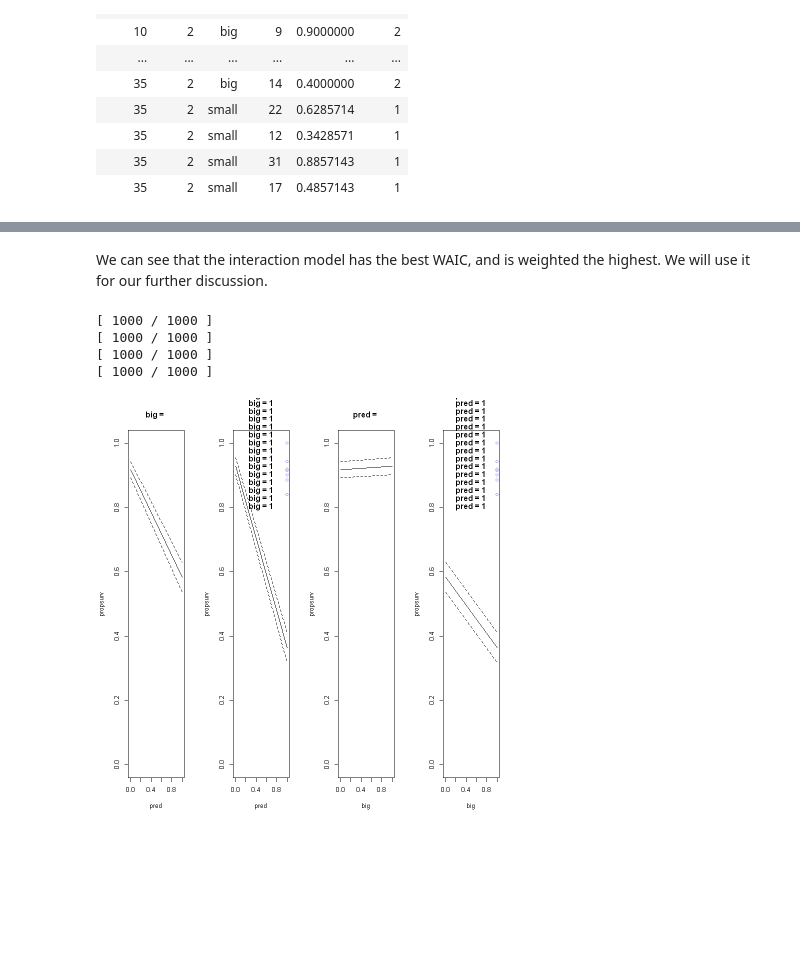
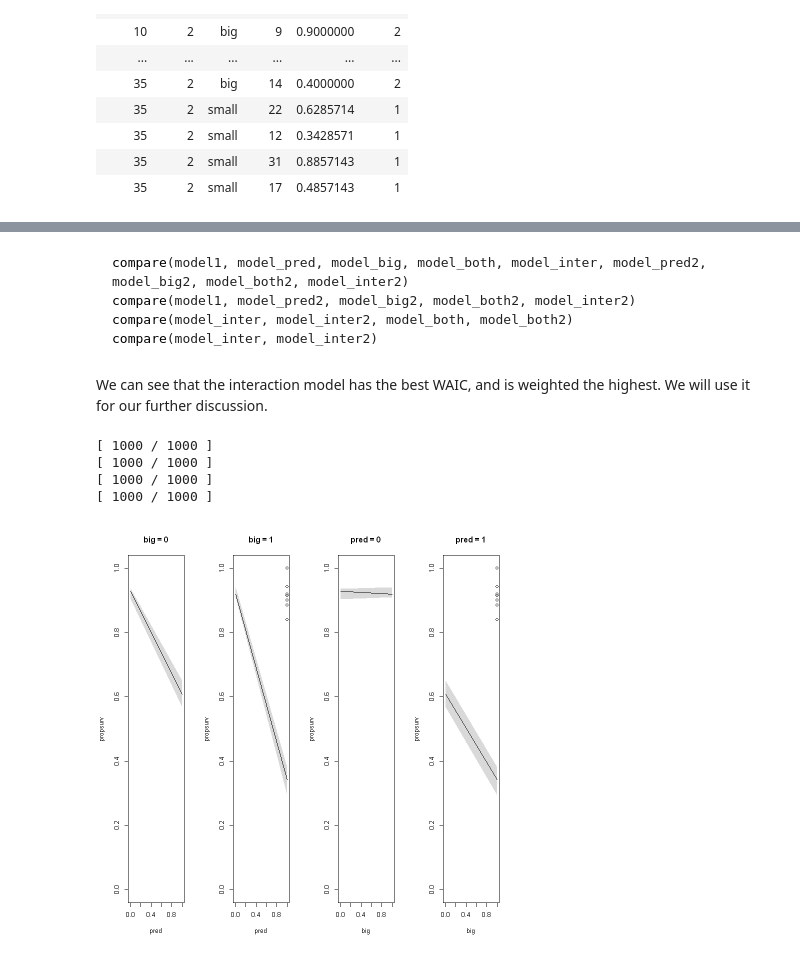
Before and after one commit to TimeTeleporter/advanced_statistics, a Jupyter notebook: exercise_sheet_11/exercise_sheet_11_Immanuel_Albrecht.ipynb, the cells around one changed output, grey strips where cells are left out. Saved outputs shown, nothing was run; the diff lists cells and outputs as text; code cells hidden in the pictures; blank space fills up the shorter version.

````diff
--- a/exercise_sheet_11/exercise_sheet_11_Immanuel_Albrecht.ipynb
+++ b/exercise_sheet_11/exercise_sheet_11_Immanuel_Albrecht.ipynb
@@ -638,40 +448,45 @@ A compareIC: 2 × 6
+# %% [markdown]
+```R
+compare(model1, model_pred, model_big, model_both, model_inter, model_pred2, model_big2, model_both2, model_inter2)
+compare(model1, model_pred2, model_big2, model_both2, model_inter2)
+compare(model_inter, model_inter2, model_both, model_both2)
+compare(model_inter, model_inter2)
+```
 # %% [markdown]
 We can see that the interaction model has the best WAIC, and is weighted the highest. We will use it for our further discussion.
 # %%
 # Sampling the posterior for each of the four cases
 post_inter <- extract.samples(model_inter)
 link_inter <- function(pred, big) post_inter$off + post_inter$offset_pred * pred + post_inter$offset_big * big + post_inter$offset_inter * big * pred
 
 # Making four contrafactual plots
 par(mfrow=c(1,4))
 my_seq = c(0,1)
 for (big in my_seq) {
 	dt <- d[d$big == big, ]
-	plot(propsurv ~ pred, data=dt, col=rangi2,
-	main=paste("big =", big), xlim=c(0, 1), ylim=c(0, 1),
+	plot(propsurv ~ pred, data=dt, xlim=c(0, 1), ylim=c(0, 1),
 	xlab="pred")
+	title(paste("big =", big))
 	mu <- link(model_inter , data=list(pred = my_seq, big = big))
 	mu.mean <- apply(mu, 2, mean)
 	mu.HPDI <- apply(mu, 2, HPDI, prob=0.91)
 	lines(0:1, mu.mean )
-	lines(my_seq, mu.HPDI[1,], lty=2)
-	lines(my_seq, mu.HPDI[2,], lty=2)
+	shade(mu.HPDI, my_seq)
 }
 for (pred in my_seq) {
 	dt <- d[d$pred == pred, ]
-	plot(propsurv ~ big, data=dt, col=rangi2,
-	main=paste("pred =", pred), xlim=c(0, 1), ylim=c(0, 1),
+	plot(propsurv ~ big, data=dt, xlim=c(0, 1), ylim=c(0, 1),
 	xlab="big")
+	title(paste("pred =", pred))
 	mu <- link(model_inter , data=list(big = my_seq, pred = pred))
 	mu.mean <- apply(mu, 2, mean)
 	mu.HPDI <- apply(mu, 2, HPDI, prob=0.91)
 	lines(0:1, mu.mean )
-	lines(my_seq, mu.HPDI[1,], lty=2)
-	lines(my_seq, mu.HPDI[2,], lty=2)
+	shade(mu.HPDI, my_seq)
 }
 # %% [output]
 [ 1000 / 1000 ]
 [ 1000 / 1000 ]
 [ 1000 / 1000 ]
 [ 1000 / 1000 ]
-[figure, old version]
+[figure, new version]
````
Also changed, not shown: parts of 17 cells of this notebook.
